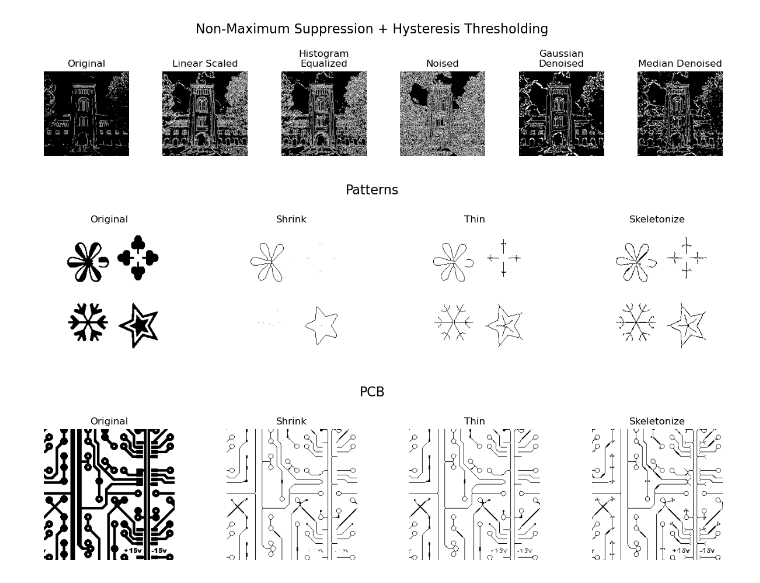
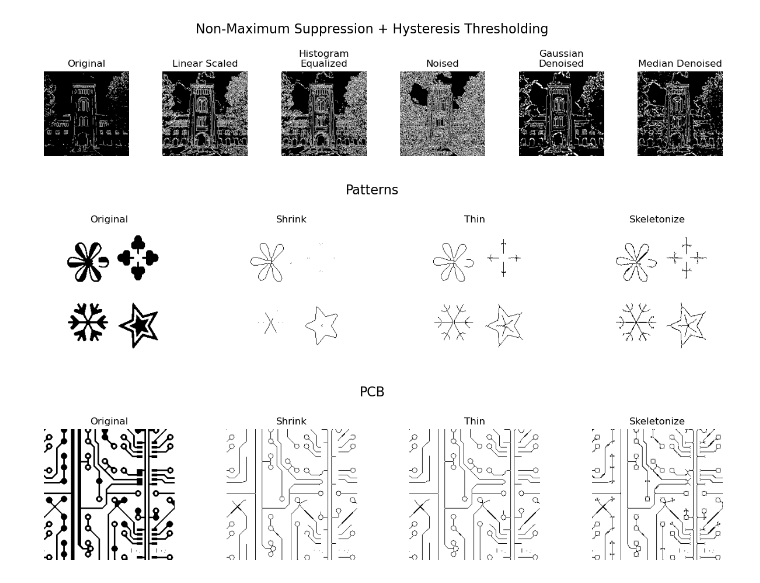
Before and after one commit to FLwolfy/Image-Processing, a Jupyter notebook: HW2_main.ipynb, the cells around one changed output. Cells and saved outputs as stored; diff of their text form; code cells hidden in the pictures.

```diff
--- a/HW2_main.ipynb
+++ b/HW2_main.ipynb
@@ -78,24 +78,25 @@ show_images([building_sobel_edge_non_maximum, building_linear_sobel_edge_non_max
 # %%
 # Morphological Processing
 
 patterns = Image(256, 256, 1)
 patterns.load("images/HW2/patterns.raw")
 patterns = Image.median_denoise(patterns, 0, 3)
 
-patterns_shrink = Image.negative(Image.shrink(Image.negative(patterns), 0, 70))
-patterns_thin = Image.negative(Image.thin(Image.negative(patterns), 0, 12))
-patterns_skeletonize = Image.negative(Image.skeletonize(Image.negative(patterns), 0, 8))
+patterns_shrink = Image.negative(Image.shrink(Image.negative(patterns, 0), 0, 20), 0)
+patterns_thin = Image.negative(Image.thin(Image.negative(patterns, 0), 0, 12), 0)
+patterns_skeletonize = Image.negative(Image.skeletonize(Image.negative(patterns, 0), 0, 8), 0)
 
 show_images([patterns, patterns_shrink, patterns_thin, patterns_skeletonize], ["Original", "Shrink", "Thin", "Skeletonize"], "Patterns")
 
 pcb = Image(256, 256, 1)
 pcb.load("images/HW2/pcb.raw")
+pcb = Image.negative(Image.open(Image.negative(pcb, 0), 0), 0)
 
-pcb_shrink = Image.negative(Image.shrink(Image.negative(pcb), 0, 6))
-pcb_thin = Image.negative(Image.thin(Image.negative(pcb), 0, 6))
-pcb_skeletonize = Image.negative(Image.skeletonize(Image.negative(pcb), 0, 6))
+pcb_shrink = Image.negative(Image.shrink(Image.negative(pcb, 0), 0, 8), 0)
+pcb_thin = Image.negative(Image.thin(Image.negative(pcb, 0), 0, 8), 0)
+pcb_skeletonize = Image.negative(Image.skeletonize(Image.negative(pcb, 0), 0, 8), 0)
 
 show_images([pcb, pcb_shrink, pcb_thin, pcb_skeletonize], ["Original", "Shrink", "Thin", "Skeletonize"], "PCB")
 # %% [output]
 [figure]
-[figure, old version]
+[figure, new version]
```
Also changed, not shown: parts of 1 cell of this notebook, 7 other files.
